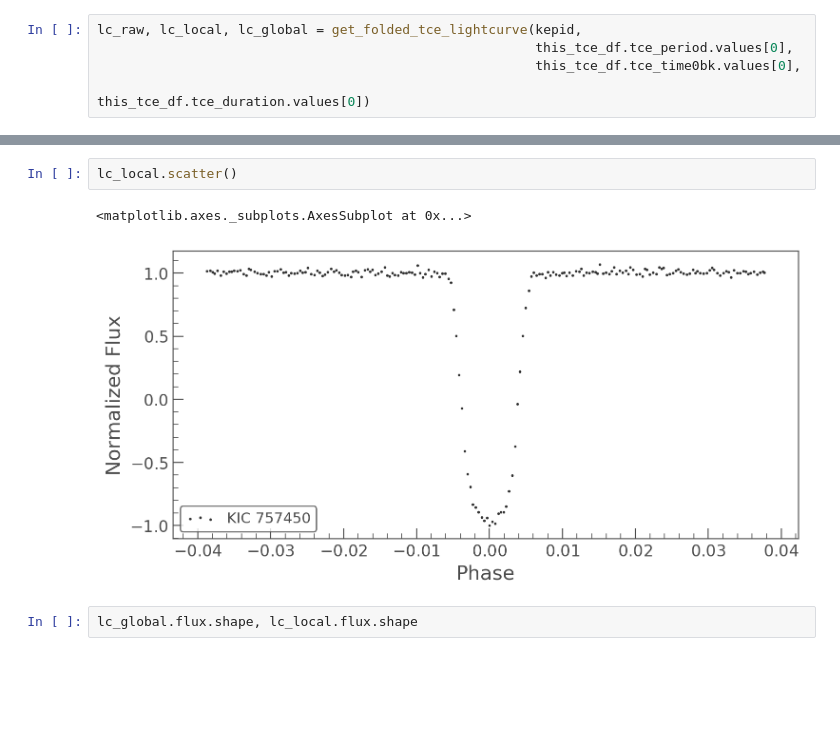
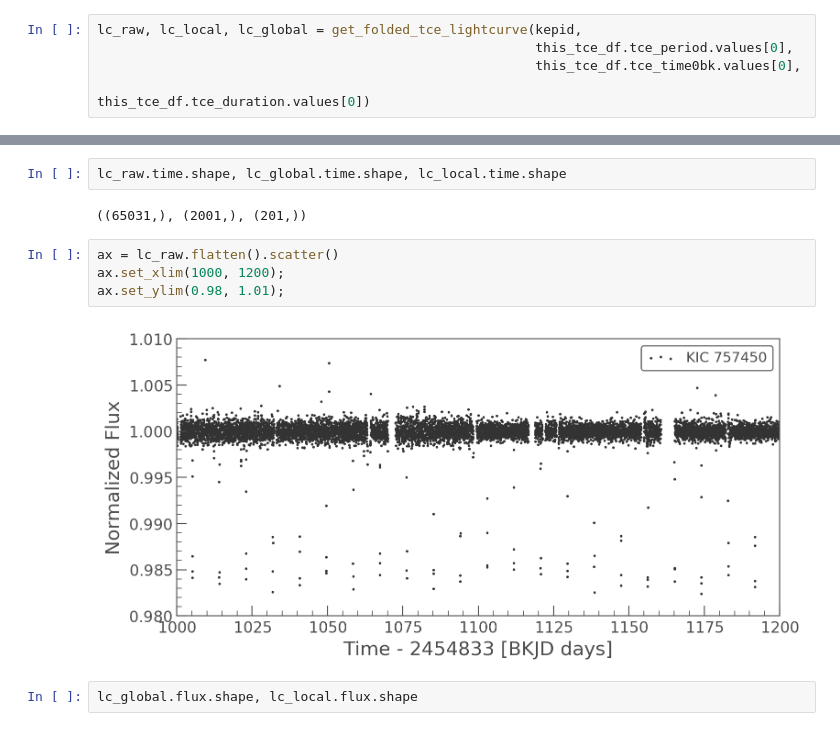
Before and after one commit to gully/HelloWorldNet, a Jupyter notebook: notebooks/01_exploratory_preprocessing.ipynb, the cells around one changed output, grey strips where cells are left out. Saved outputs shown, nothing was run; the diff lists cells and outputs as text; blank space fills up the shorter version.

```diff
--- a/notebooks/01_exploratory_preprocessing.ipynb
+++ b/notebooks/01_exploratory_preprocessing.ipynb
@@ -192,8 +188,13 @@ lc_global.scatter()
-# %%
-lc_local.scatter()
-# %% [output]
-<matplotlib.axes._subplots.AxesSubplot at 0x...>
-[figure, removed]
+# %%
+lc_raw.time.shape, lc_global.time.shape, lc_local.time.shape
+# %% [output]
+((65031,), (2001,), (201,))
+# %%
+ax = lc_raw.flatten().scatter()
+ax.set_xlim(1000, 1200);
+ax.set_ylim(0.98, 1.01);
+# %% [output]
+[figure, added]
 # %%
 lc_global.flux.shape, lc_local.flux.shape
 # %% [output]
```
Also changed, not shown: parts of 3 cells of this notebook, 1 other file.
